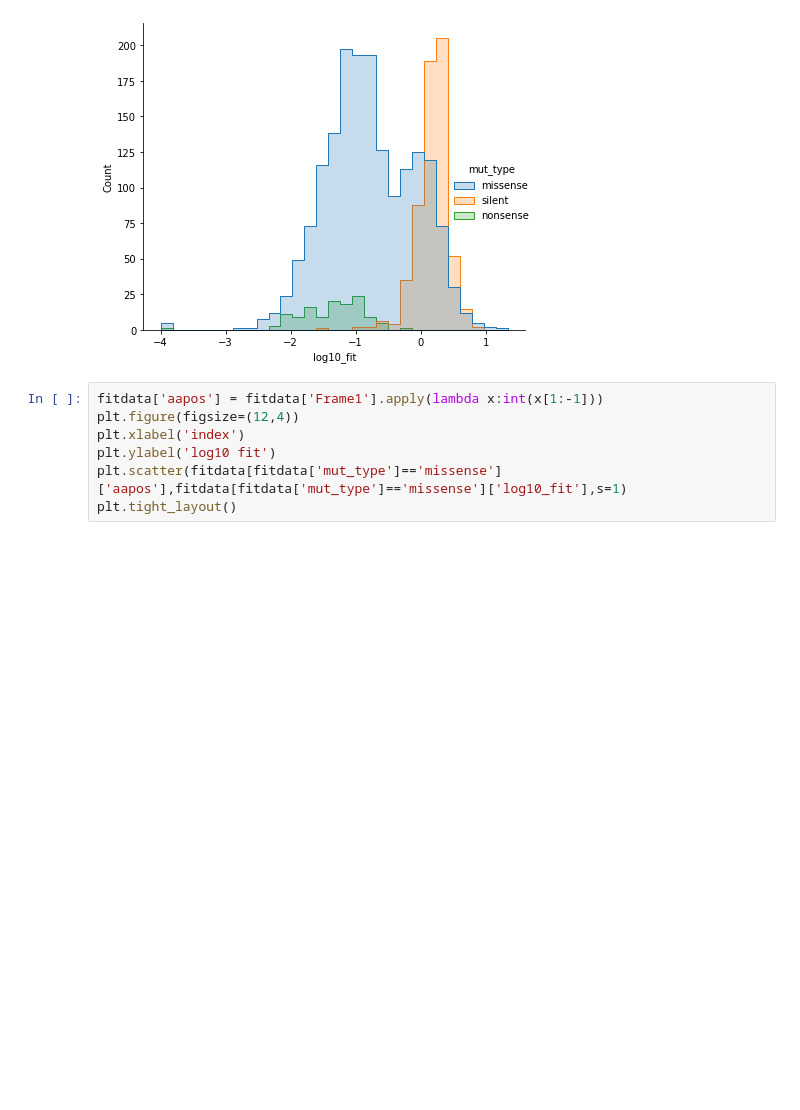
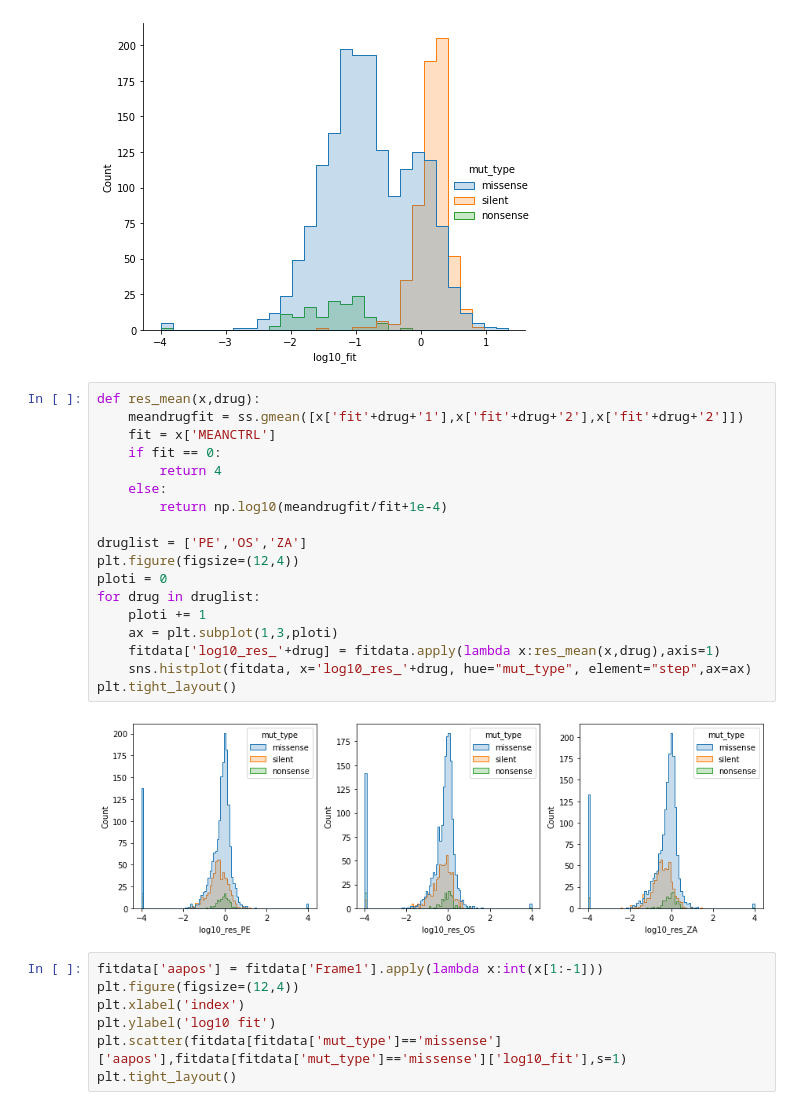
Before and after one commit to Tian-hao/flu_NA, a Jupyter notebook: NA_NOA.ipynb, the cells around one changed output. Drawn from its saved outputs; the diff is of its cells as text; blank space fills up the shorter version.

```diff
--- a/NA_NOA.ipynb
+++ b/NA_NOA.ipynb
@@ -62,6 +62,26 @@ sns.displot(fitdata, x="log10_fit", hue="mut_type", element="step")
 plt.tight_layout()
 # %% [output]
 [figure]
+# %%
+def res_mean(x,drug):
+    meandrugfit = ss.gmean([x['fit'+drug+'1'],x['fit'+drug+'2'],x['fit'+drug+'2']])
+    fit = x['MEANCTRL']
+    if fit == 0:
+        return 4
+    else:
+        return np.log10(meandrugfit/fit+1e-4)
+
+druglist = ['PE','OS','ZA']
+plt.figure(figsize=(12,4))
+ploti = 0
+for drug in druglist:
+    ploti += 1
+    ax = plt.subplot(1,3,ploti)
+    fitdata['log10_res_'+drug] = fitdata.apply(lambda x:res_mean(x,drug),axis=1)
+    sns.histplot(fitdata, x='log10_res_'+drug, hue="mut_type", element="step",ax=ax)
+plt.tight_layout()
+# %% [output]
+[figure, added]
 # %%
 fitdata['aapos'] = fitdata['Frame1'].apply(lambda x:int(x[1:-1]))
 plt.figure(figsize=(12,4))
```
Also changed, not shown: parts of 7 cells of this notebook.
